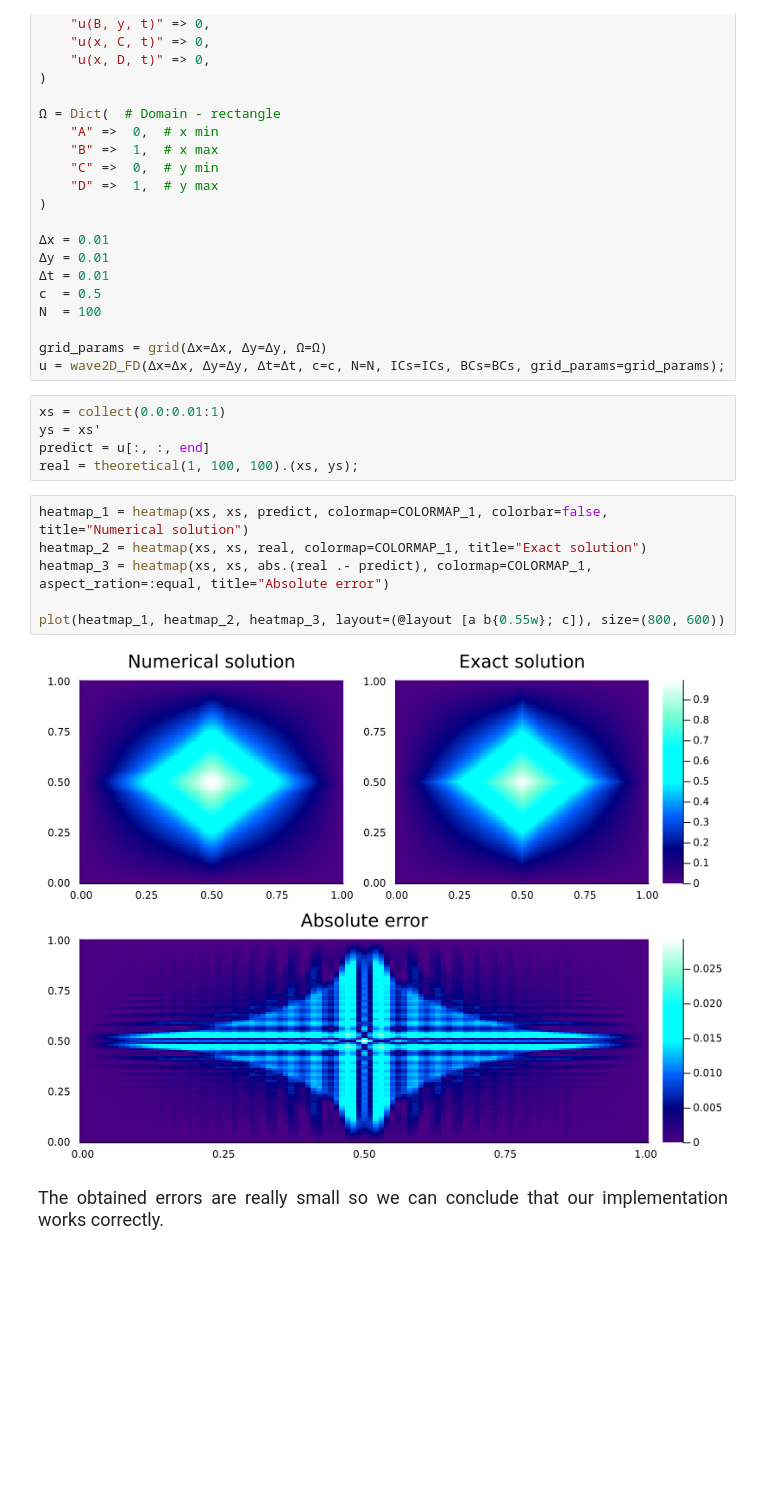
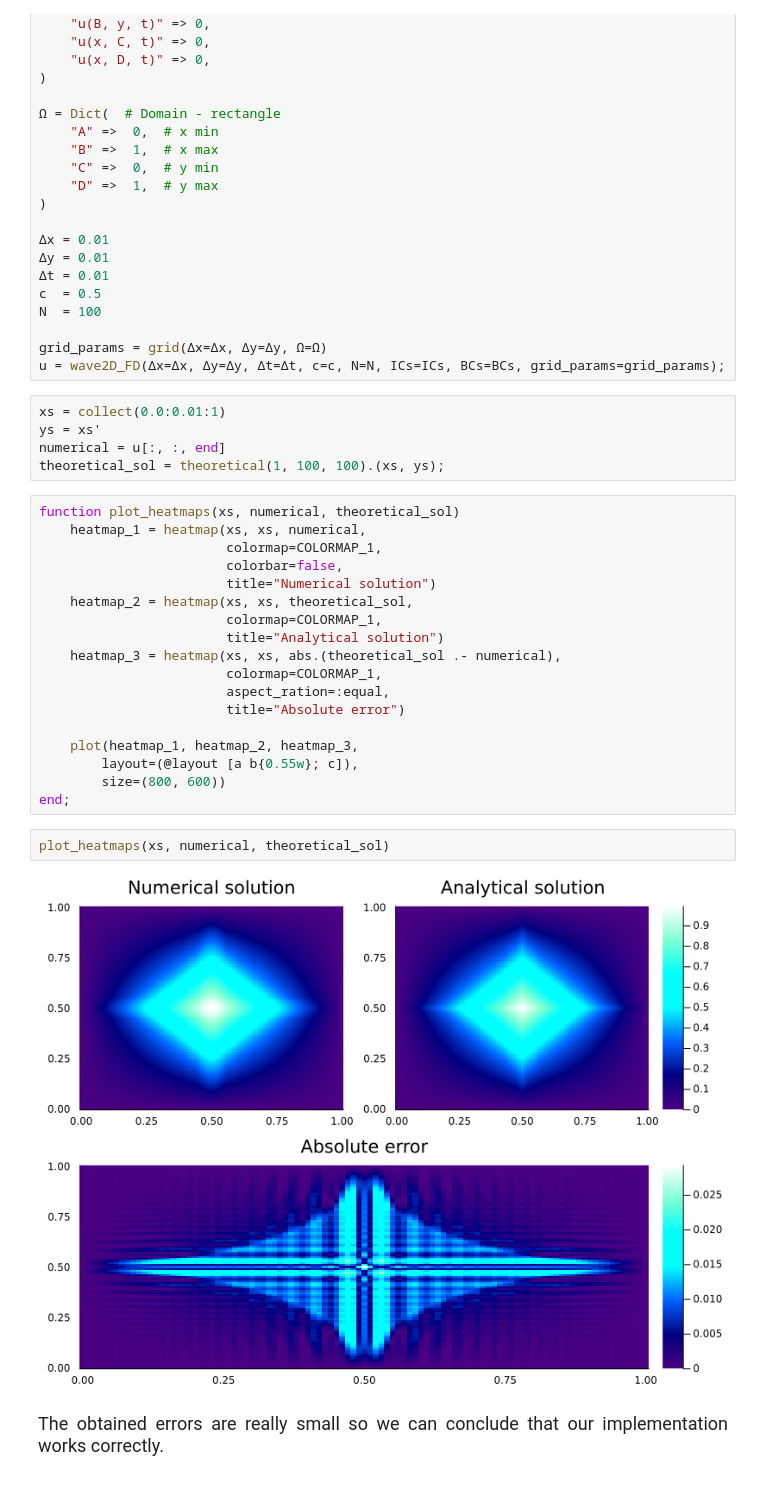
Before and after one commit to MarcinBear/PDE-project, a Jupyter notebook: PDE-project.ipynb, the cells around one changed output. Drawn from its saved outputs; the diff is of its cells as text; blank space fills up the shorter version.

```diff
--- a/PDE-project.ipynb
+++ b/PDE-project.ipynb
@@ -645,16 +645,30 @@ u = wave2D_FD(Δx=Δx, Δy=Δy, Δt=Δt, c=c, N=N, ICs=ICs, BCs=BCs, grid_params
 # %%
 xs = collect(0.0:0.01:1)
 ys = xs'
-predict = u[:, :, end]
-real = theoretical(1, 100, 100).(xs, ys);
+numerical = u[:, :, end]
+theoretical_sol = theoretical(1, 100, 100).(xs, ys);
 # %%
-heatmap_1 = heatmap(xs, xs, predict, colormap=COLORMAP_1, colorbar=false, title="Numerical solution")
-heatmap_2 = heatmap(xs, xs, real, colormap=COLORMAP_1, title="Exact solution")
-heatmap_3 = heatmap(xs, xs, abs.(real .- predict), colormap=COLORMAP_1, aspect_ration=:equal, title="Absolute error")
+function plot_heatmaps(xs, numerical, theoretical_sol)
+    heatmap_1 = heatmap(xs, xs, numerical,
+                        colormap=COLORMAP_1,
+                        colorbar=false,
+                        title="Numerical solution")
+    heatmap_2 = heatmap(xs, xs, theoretical_sol,
+                        colormap=COLORMAP_1,
+                        title="Analytical solution")
+    heatmap_3 = heatmap(xs, xs, abs.(theoretical_sol .- numerical),
+                        colormap=COLORMAP_1,
+                        aspect_ration=:equal,
+                        title="Absolute error")
 
-plot(heatmap_1, heatmap_2, heatmap_3, layout=(@layout [a b{0.55w}; c]), size=(800, 600))
+    plot(heatmap_1, heatmap_2, heatmap_3,
+        layout=(@layout [a b{0.55w}; c]),
+        size=(800, 600))
+end;
-# %% [output]
-[figure, removed]
+# %%
+plot_heatmaps(xs, numerical, theoretical_sol)
+# %% [output]
+[figure, added]
 # %% [markdown]
 <div class="text", style="font-family: 'Times New Roman', Times, serif;
                           font-weight: normal;
```
Also changed, not shown: parts of 15 cells of this notebook.
